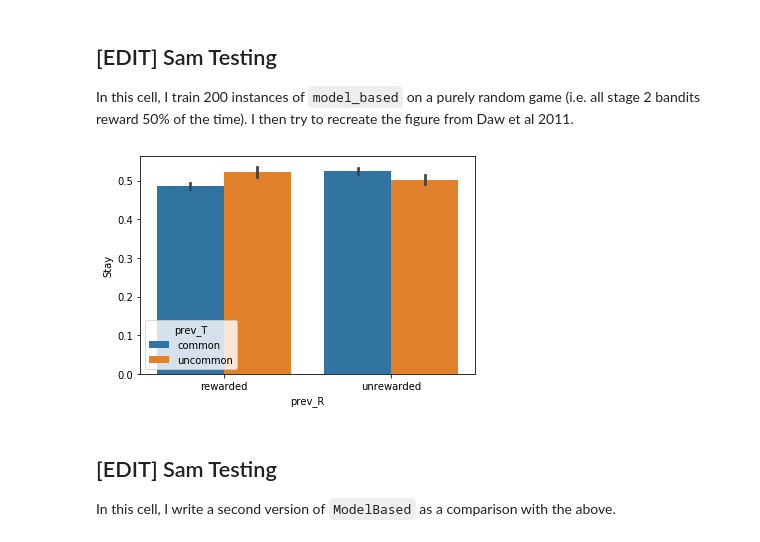
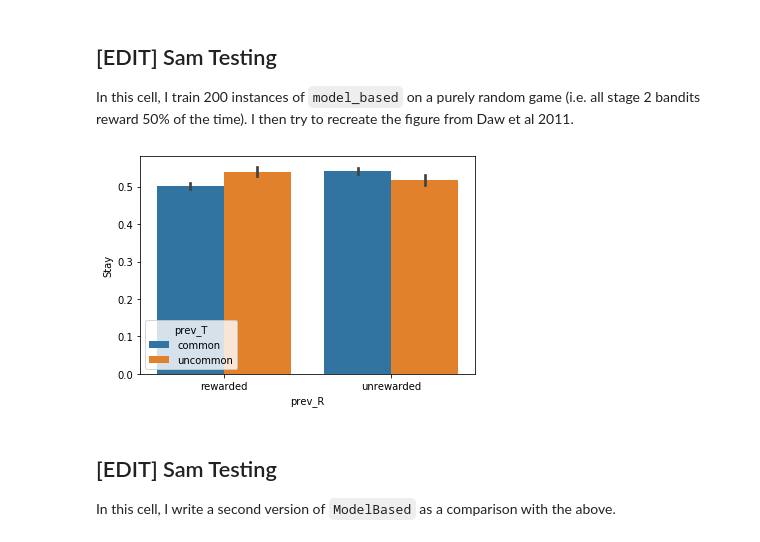
Before and after one commit to kmarr21/thesis, a Jupyter notebook: UnluckySymbol_and_ModelBased.ipynb, the cells around one changed output. Saved outputs shown, nothing was run; the diff lists cells and outputs as text; code cells hidden in the pictures.

```diff
--- a/UnluckySymbol_and_ModelBased.ipynb
+++ b/UnluckySymbol_and_ModelBased.ipynb
@@ -437,41 +437,41 @@ np.random.seed(11408)
 ## Define parameters
 n_agents = 1
 trials = 200
-alpha = 0.2
-beta = 5
+alpha = 0.4
+beta = 8
 
-Rs = np.column_stack([np.ones(trials), np.zeros(trials), np.ones(trials), np.zeros(trials)])
-Rs = np.random.binomial(1, [[0.5,0.5,0.5,0.5]], (trials,4))
+## Reward probabilities all 50/50.
+Rs = 0.5 * np.ones((200,4))
 
 data = []
 for _ in tqdm(range(200)):
 
     ## Initialize agent.
     agents_MB = model_based(trials, Rs[:trials], alpha, beta)
 
     ## Train agent.
     agents_MB.train(Rs[:trials])
 
     Y = agents_MB.choices[:,0].copy()
     R = agents_MB.rewards.copy()
     T = (Y == agents_MB.choice1_outcomes).astype(int)
 
     prev_R = np.roll(R, 1)[1:]
     prev_T = np.roll(T, 1)[1:]
     stay = Y[:-1] == Y[1:]
 
     df = DataFrame(np.column_stack([prev_R, prev_T, stay]), columns=['prev_R', 'prev_T', 'Stay'])
     data.append(df)
 
 ## Concatenate DataFrames.
 data = concat(data)
 data.prev_R = data.prev_R.replace({1:'rewarded',0:'unrewarded'})
 data.prev_T = data.prev_T.replace({1:'common',0:'uncommon'})
 
 ax = sns.barplot('prev_R', 'Stay', 'prev_T', data=data, order=['rewarded','unrewarded'],
                  hue_order=['common','uncommon'])
 # %% [output]
-[figure, old version]
+[figure, new version]
 # %% [markdown]
 ## [EDIT] Sam Testing
 
```
Also changed, not shown: parts of 1 cell of this notebook.
